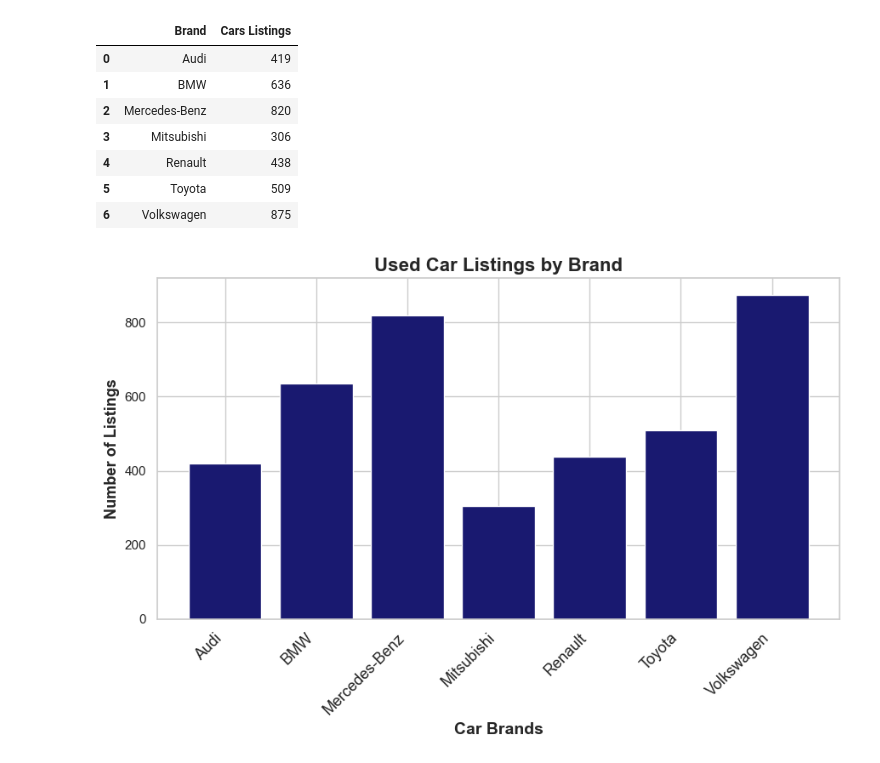
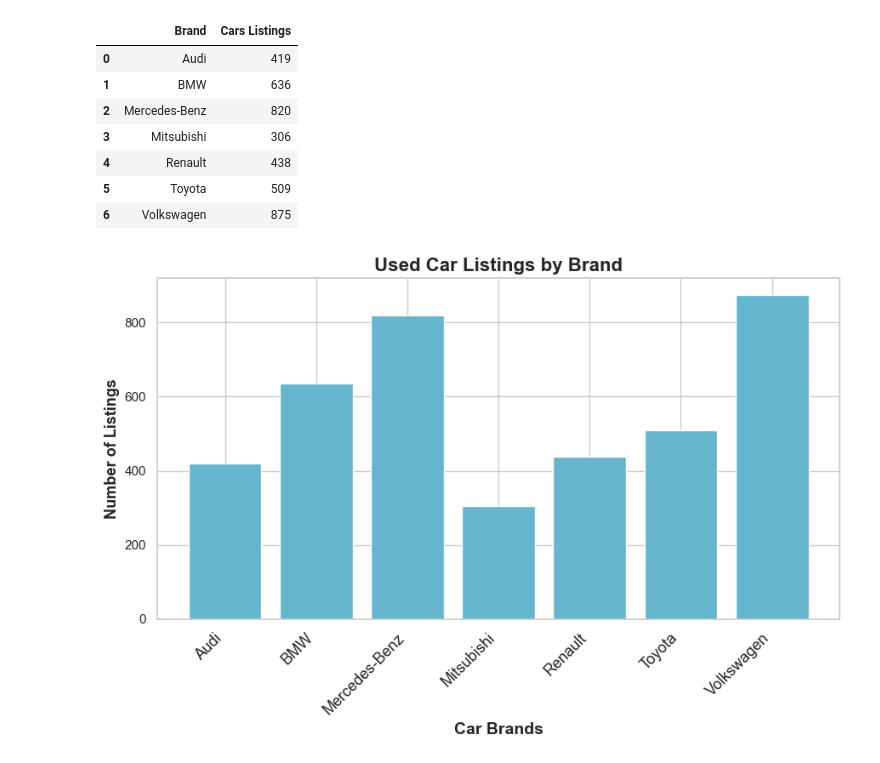
Before and after one commit to Adeniceadebo/data_viz_bar_chart, a Jupyter notebook: Bar_Chart.ipynb, the cells around one changed output. Saved outputs shown, nothing was run; the diff lists cells and outputs as text; code cells hidden in the pictures.

```diff
--- a/Bar_Chart.ipynb
+++ b/Bar_Chart.ipynb
@@ -16,13 +16,13 @@ df_used_cars
 | 6 | Volkswagen | 875 |
 # %%
 plt.figure(figsize=(9, 6))
-plt.bar(x = df_used_cars['Brand'], height = df_used_cars['Cars Listings'], color = 'midnightblue')
+plt.bar(x = df_used_cars['Brand'], height = df_used_cars['Cars Listings'], color = 'c',)
 plt.xticks(rotation=45, ha='right', fontsize=13)
 plt.xlabel('Car Brands', fontsize=14, fontweight='bold')
 plt.ylabel('Number of Listings', fontsize=13, fontweight='bold')
 plt.title('Used Car Listings by Brand', fontsize=16, fontweight='bold')
 plt.tight_layout()
 plt.savefig('used_cars_by_brand.png', dpi=300)
 plt.show()
 # %% [output]
-[figure, old version]
+[figure, new version]
```
Also changed, not shown: 1 other file.
